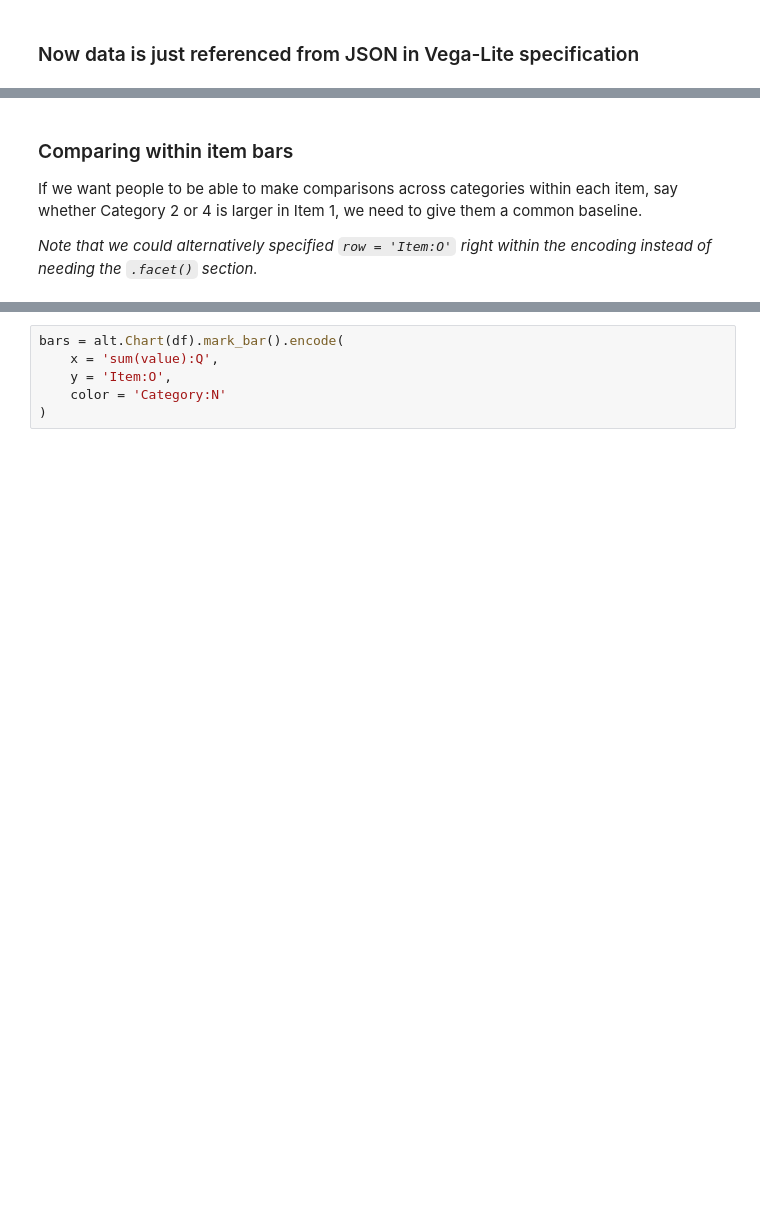
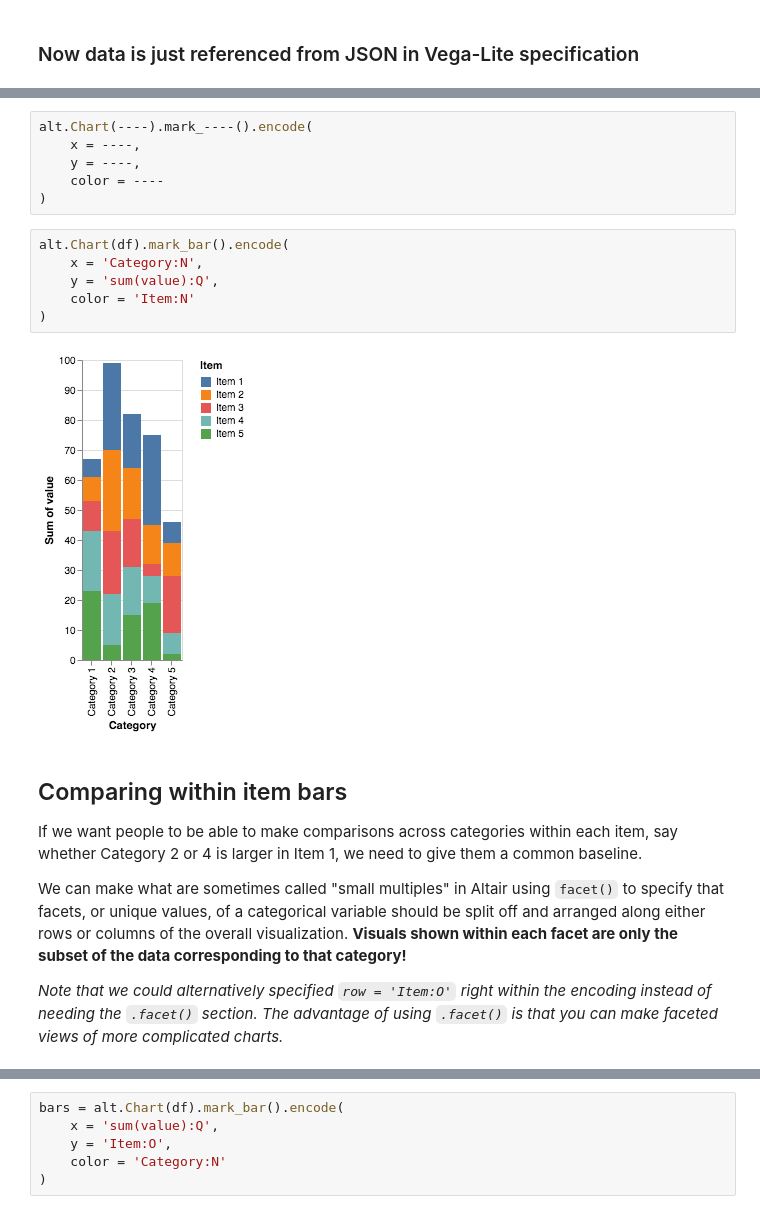
Before and after one commit to emonson/altair-vis-python, a Jupyter notebook: 01_NatureBarValues.ipynb, the cells around one changed output, grey strips where cells are left out. Saved outputs shown, nothing was run; the diff lists cells and outputs as text; blank space fills up the shorter version.

```diff
--- a/01_NatureBarValues.ipynb
+++ b/01_NatureBarValues.ipynb
@@ -144,9 +239,25 @@ alt.Chart(df).mark_bar().encode(
+# %%
+alt.Chart(----).mark_----().encode(
+    x = ----,
+    y = ----,
+    color = ----
+)
+# %%
+alt.Chart(df).mark_bar().encode(
+    x = 'Category:N',
+    y = 'sum(value):Q',
+    color = 'Item:N'
+)
+# %% [output]
+[figure, added]
 # %% [markdown]
-### Comparing within item bars
+## Comparing within item bars
 
 If we want people to be able to make comparisons across categories within each item, say whether Category 2 or 4 is larger in Item 1, we need to give them a common baseline.
 
-*Note that we could alternatively specified `row = 'Item:O'` right within the encoding instead of needing the `.facet()` section.*
+We can make what are sometimes called "small multiples" in Altair using `facet()` to specify that facets, or unique values, of a categorical variable should be split off and arranged along either rows or columns of the overall visualization. **Visuals shown within each facet are only the subset of the data corresponding to that category!**
+
+*Note that we could alternatively specified `row = 'Item:O'` right within the encoding instead of needing the `.facet()` section. The advantage of using `.facet()` is that you can make faceted views of more complicated charts.*
 # %%
 alt.Chart(df).mark_bar().encode(
     x = 'Category:O',
```
Also changed, not shown: parts of 43 cells of this notebook, 43 other files.
